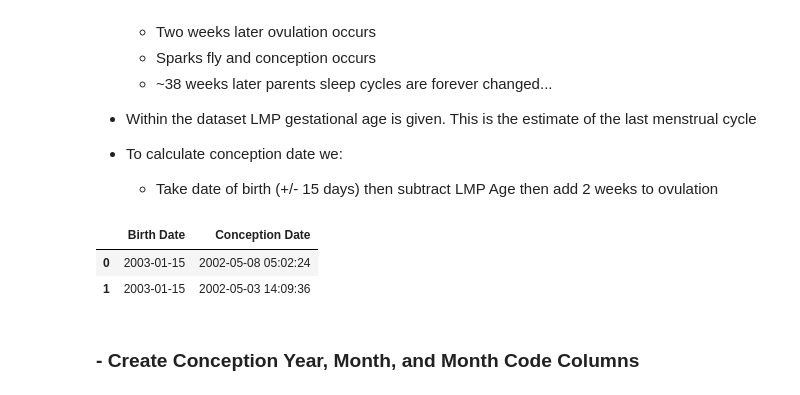
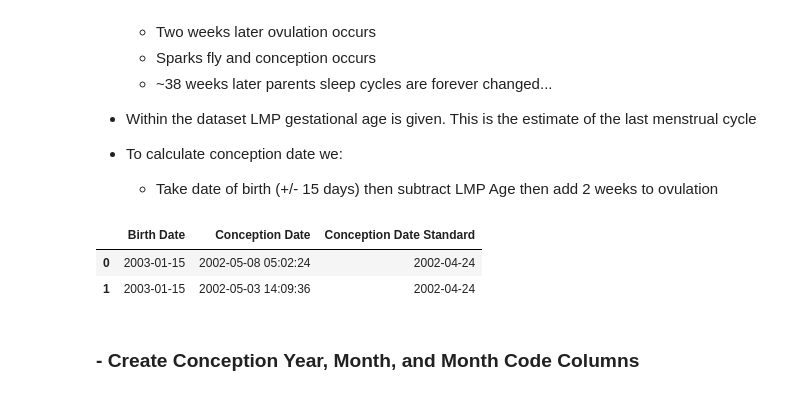
Before and after one commit to Data-Science-Link/Baby_Boom, a Jupyter notebook: scripts/data_import_and_processing.ipynb, the cells around one changed output. Saved outputs shown, nothing was run; the diff lists cells and outputs as text; code cells hidden in the pictures.

```diff
--- a/scripts/data_import_and_processing.ipynb
+++ b/scripts/data_import_and_processing.ipynb
@@ -168,14 +168,18 @@ df.head(2)
 # %%
 # Transforming the gestational age into a timedelta for time arithmetic
 lst_time_intrval = [pd.Timedelta(float(x)*7, unit='days') for x in df['Average LMP Gestational Age']]
 
 # Date of birth - LMP Age + 2 weeks to ovulation
 df['Conception Date'] = df['Birth Date'] - pd.Series(lst_time_intrval).values + pd.Timedelta(2, unit='W')
-df[['Birth Date','Conception Date']].head(2)
+
+# Standard 38 weeks
+df['Conception Date Standard'] = df['Birth Date'] - pd.Timedelta(38, unit='W')
+
+df[['Birth Date','Conception Date', 'Conception Date Standard']].head(2)
 # %% [output]
-|  | Birth Date | Conception Date |
-| 0 | 2003-01-15 | 2002-05-08 05:02:24 |
-| 1 | 2003-01-15 | 2002-05-03 14:09:36 |
+|  | Birth Date | Conception Date | Conception Date Standard |
+| 0 | 2003-01-15 | 2002-05-08 05:02:24 | 2002-04-24 |
+| 1 | 2003-01-15 | 2002-05-03 14:09:36 | 2002-04-24 |
 # %% [markdown]
 ### - Create Conception Year, Month, and Month Code Columns
 # %%
```
Also changed, not shown: parts of 6 cells of this notebook, 2 other files.
